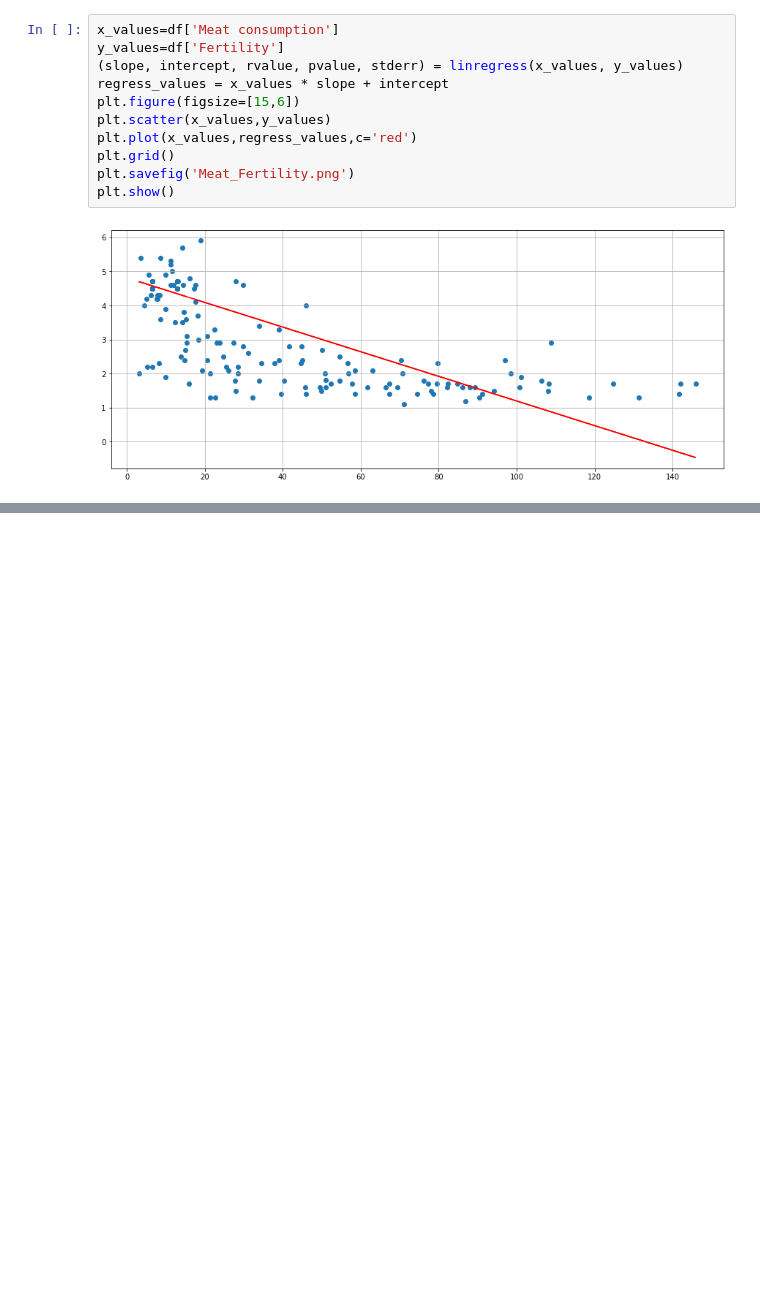
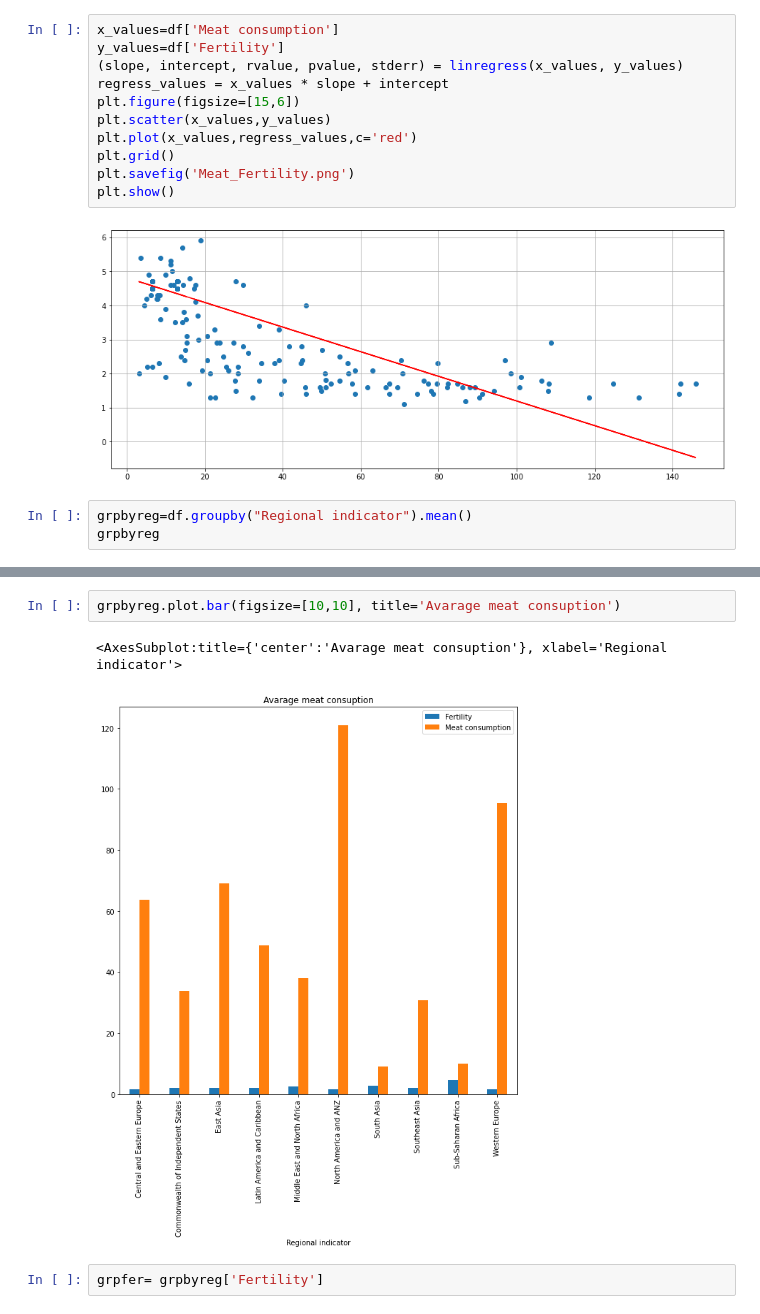
Before and after one commit to ermcgrew/bootcamp_project_one, a Jupyter notebook: ElenaETL.ipynb, the cells around one changed output, grey strips where cells are left out. Cells and saved outputs as stored; diff of their text form; blank space fills up the shorter version.

```diff
--- a/ElenaETL.ipynb
+++ b/ElenaETL.ipynb
@@ -28,3 +28,6 @@ plt.savefig('Meat_Fertility.png')
 plt.show()
 # %% [output]
 [figure]
+# %%
+grpbyreg=df.groupby("Regional indicator").mean()
+grpbyreg
@@ -30,0 +47,7 @@ plt.show()
+# %%
+grpbyreg.plot.bar(figsize=[10,10], title='Avarage meat consuption')
+# %% [output]
+<AxesSubplot:title={'center':'Avarage meat consuption'}, xlabel='Regional indicator'>
+[figure, added]
+# %%
+grpfer= grpbyreg['Fertility']
```
Also changed, not shown: parts of 5 cells of this notebook.
